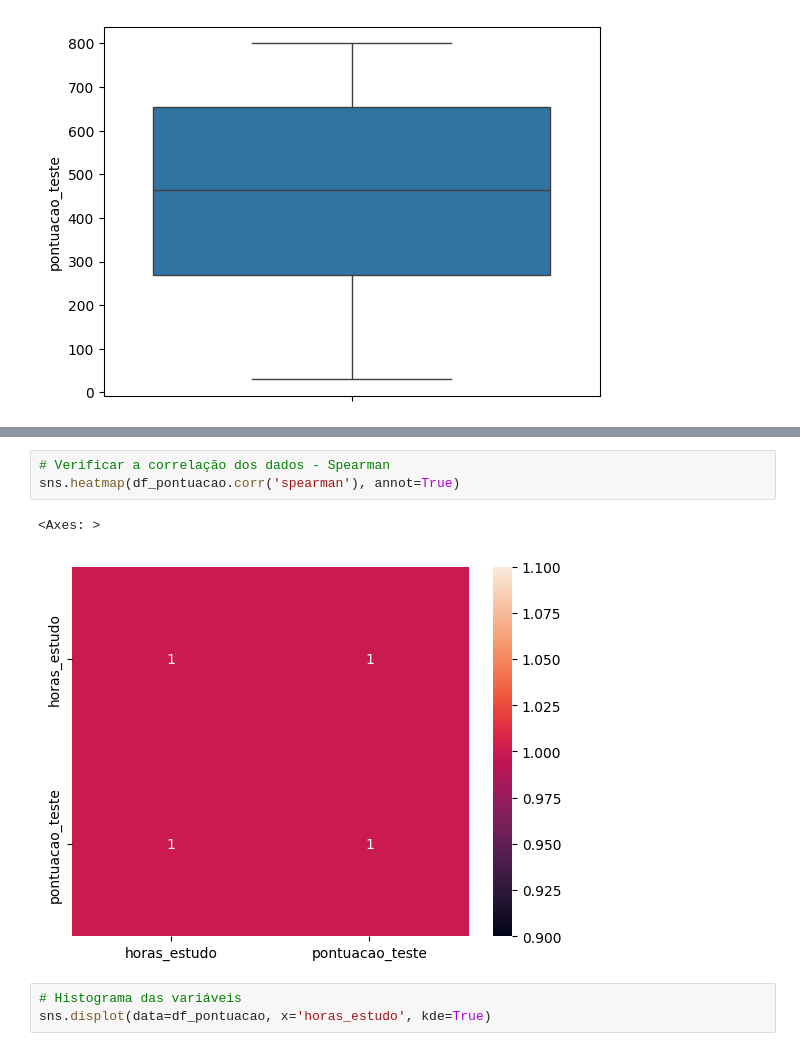
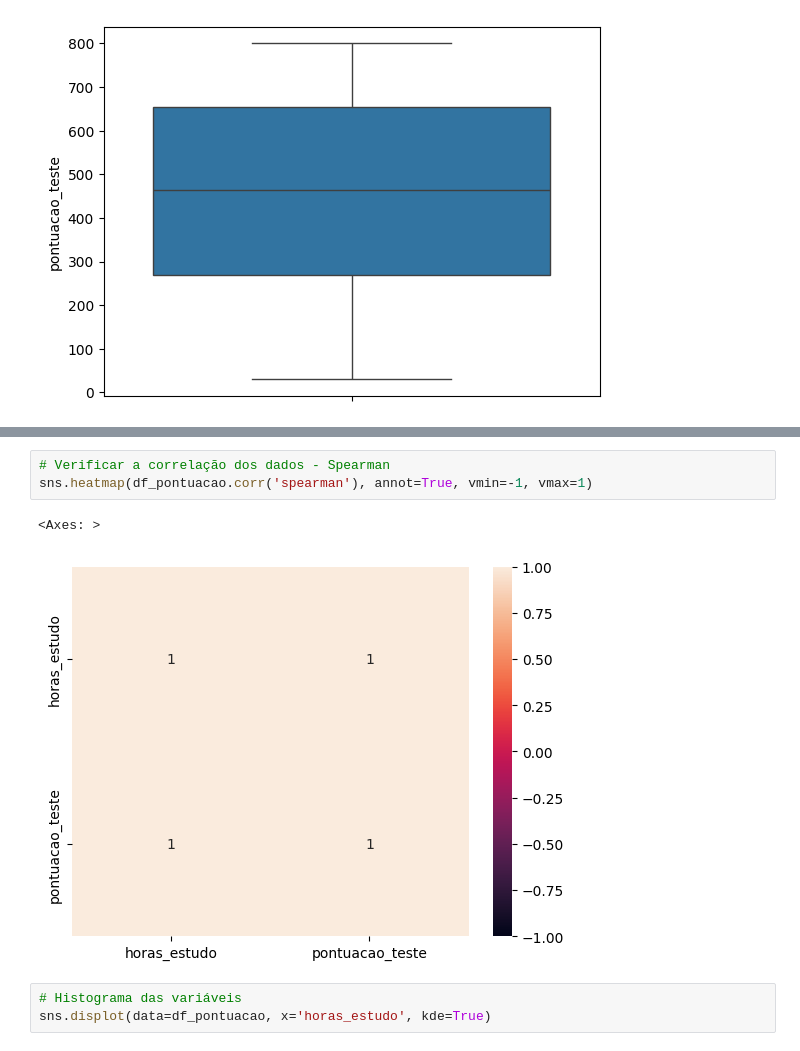
Before and after one commit to jakunzler/rocketseat-ia, a Jupyter notebook: regressao_linear_simples/modelo_pontuacao.ipynb, the cells around one changed output, grey strips where cells are left out. Drawn from its saved outputs; the diff is of its cells as text.

```diff
--- a/regressao_linear_simples/modelo_pontuacao.ipynb
+++ b/regressao_linear_simples/modelo_pontuacao.ipynb
@@ -101,9 +103,9 @@ sns.heatmap(df_pontuacao.corr('pearson'), annot=True)
 # %%
 # Verificar a correlação dos dados - Spearman
-sns.heatmap(df_pontuacao.corr('spearman'), annot=True)
+sns.heatmap(df_pontuacao.corr('spearman'), annot=True, vmin=-1, vmax=1)
 # %% [output]
 <Axes: >
-[figure, old version]
+[figure, new version]
 # %%
 # Histograma das variáveis
 sns.displot(data=df_pontuacao, x='horas_estudo', kde=True)
```
Also changed, not shown: parts of 8 cells of this notebook, 4 other files.
